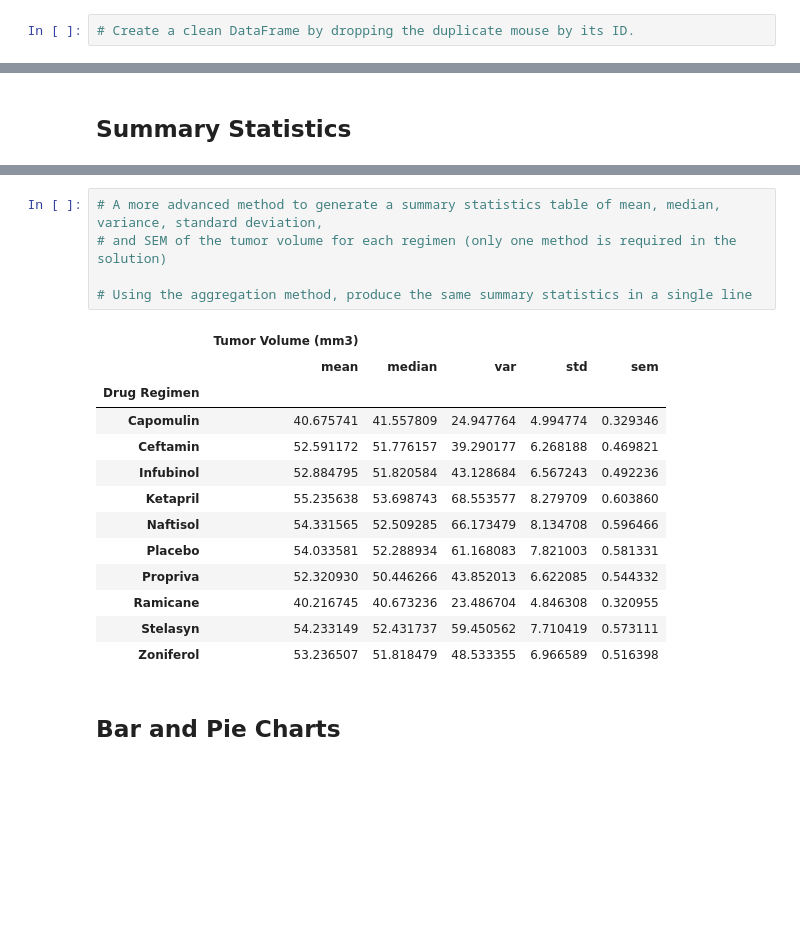
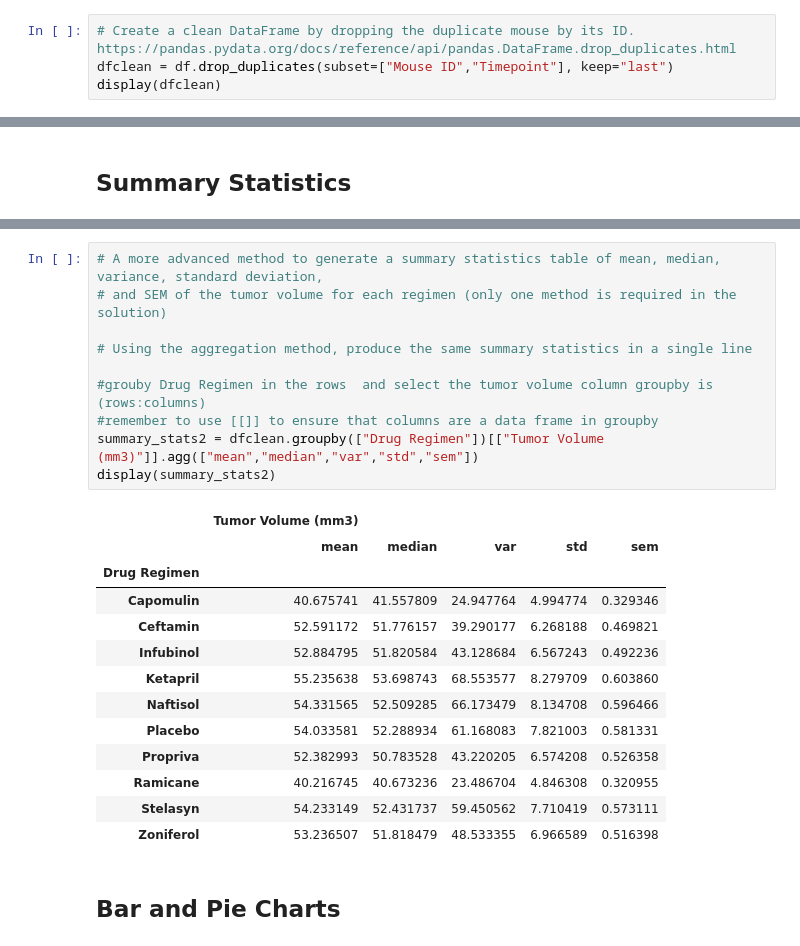
Before and after one commit to wallago-caite/matplotlib-challenge, a Jupyter notebook: Pymaceuticals/Module_5.ipynb, the cells around one changed output, grey strips where cells are left out. Cells and saved outputs as stored; diff of their text form; blank space fills up the shorter version.

```diff
--- a/Pymaceuticals/Module_5.ipynb
+++ b/Pymaceuticals/Module_5.ipynb
@@ -72,4 +80,6 @@ array(['g989'], dtype=object)
 # %%
-# Create a clean DataFrame by dropping the duplicate mouse by its ID.
+# Create a clean DataFrame by dropping the duplicate mouse by its ID. https://pandas.pydata.org/docs/reference/api/pandas.DataFrame.drop_duplicates.html
+dfclean = df.drop_duplicates(subset=["Mouse ID","Timepoint"], keep="last")
+display(dfclean)
 # %% [output]
 |  | Mouse ID | Timepoint | Tumor Volume (mm3) | Metastatic Sites | Drug Regimen | Sex | Age_months | ... |
@@ -106,19 +143,24 @@ array(['g989'], dtype=object)
 # %%
 # A more advanced method to generate a summary statistics table of mean, median, variance, standard deviation,
 # and SEM of the tumor volume for each regimen (only one method is required in the solution)
 
 # Using the aggregation method, produce the same summary statistics in a single line
+
+#grouby Drug Regimen in the rows  and select the tumor volume column groupby is (rows:columns)
+#remember to use [[]] to ensure that columns are a data frame in groupby
+summary_stats2 = dfclean.groupby(["Drug Regimen"])[["Tumor Volume (mm3)"]].agg(["mean","median","var","std","sem"])
+display(summary_stats2)
 # %% [output]
 |  | Tumor Volume (mm3) |  |  |  |  |
 |  | mean | median | var | std | sem |
 | Drug Regimen |  |  |  |  |  |
 | Capomulin | 40.675741 | 41.557809 | 24.947764 | 4.994774 | 0.329346 |
 | Ceftamin | 52.591172 | 51.776157 | 39.290177 | 6.268188 | 0.469821 |
 | Infubinol | 52.884795 | 51.820584 | 43.128684 | 6.567243 | 0.492236 |
 | Ketapril | 55.235638 | 53.698743 | 68.553577 | 8.279709 | 0.603860 |
 | Naftisol | 54.331565 | 52.509285 | 66.173479 | 8.134708 | 0.596466 |
 | Placebo | 54.033581 | 52.288934 | 61.168083 | 7.821003 | 0.581331 |
-| Propriva | 52.320930 | 50.446266 | 43.852013 | 6.622085 | 0.544332 |
+| Propriva | 52.382993 | 50.783528 | 43.220205 | 6.574208 | 0.526358 |
 | Ramicane | 40.216745 | 40.673236 | 23.486704 | 4.846308 | 0.320955 |
 | Stelasyn | 54.233149 | 52.431737 | 59.450562 | 7.710419 | 0.573111 |
 | Zoniferol | 53.236507 | 51.818479 | 48.533355 | 6.966589 | 0.516398 |
```
Also changed, not shown: parts of 15 cells of this notebook.
